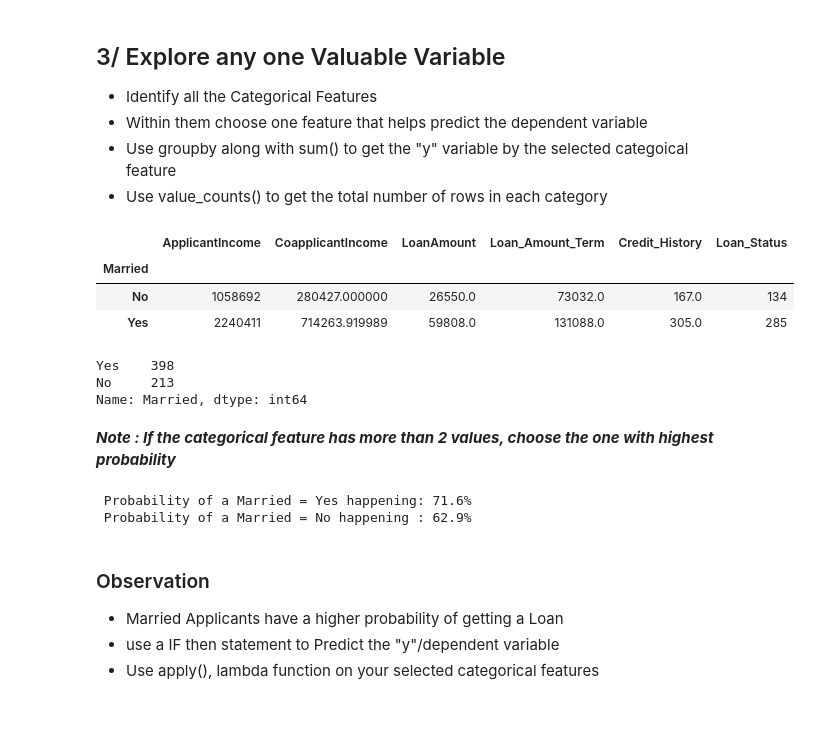
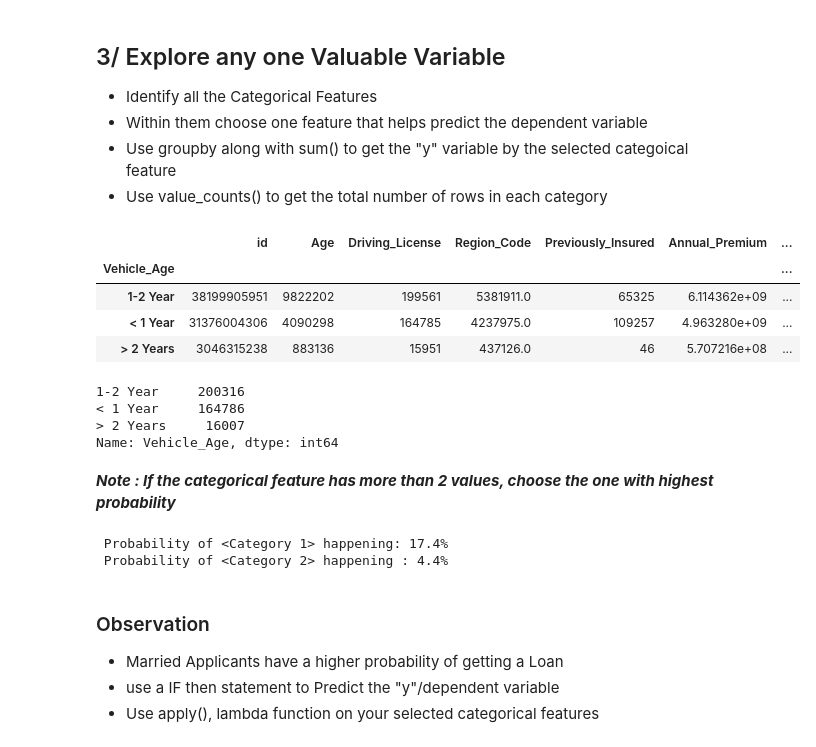
Before and after one commit to srinivasdasu24/__DataScience, a Jupyter notebook: CrossSell_Prediction/InClass_Working_Code_1_Baseline_Solution_and_first_Submission.ipynb, the cells around one changed output. Drawn from its saved outputs; the diff is of its cells as text; code cells hidden in the pictures; blank space fills up the shorter version.

```diff
--- a/CrossSell_Prediction/InClass_Working_Code_1_Baseline_Solution_and_first_Submission.ipynb
+++ b/CrossSell_Prediction/InClass_Working_Code_1_Baseline_Solution_and_first_Submission.ipynb
@@ -30,7 +29,7 @@ import pandas as pd
 # %%
 #CodeSection3
-train = pd.read_csv("/mntDrive/MyDrive/__DataScience/1 Loan Prediction/input/train.csv")
-test = pd.read_csv("/mntDrive/MyDrive/__DataScience/1 Loan Prediction/input/test.csv")
+train = pd.read_csv('/mntDrive/MyDrive/__DataScience/2 Cross Sell Prediction/input/train.csv')
+test = pd.read_csv('/mntDrive/MyDrive/__DataScience/2 Cross Sell Prediction/input/test.csv')
 # %% [markdown]
 ### Check Train Data
 - Check first 5 rows of train [head(), info()]
@@ -66,7 +80,6 @@ train.describe(include="all")
 #CodeSection6
 # Convert/Map Load_Status (Y/N) to  (1/0)
 # Only do this step if you have non-numerical label in the "y" variable
-train['Loan_Status'] = train['Loan_Status'].apply(lambda x : 1 if x == 'Y' else 0)
 # %%
 #CodeSection7
 train.info()
@@ -154,31 +165,33 @@ test.describe(include='all')
 # %%
 #CodeSection11
 # We will use "Married" for this example
 # You can select any other variable of your choice
-train.groupby('Married').sum()
+train.groupby('Vehicle_Age').sum()
 # %% [output]
-|  | ApplicantIncome | CoapplicantIncome | LoanAmount | Loan_Amount_Term | Credit_History | Loan_Status |
-| Married |  |  |  |  |  |  |
-| No | 1058692 | 280427.000000 | 26550.0 | 73032.0 | 167.0 | 134 |
-| Yes | 2240411 | 714263.919989 | 59808.0 | 131088.0 | 305.0 | 285 |
+|  | id | Age | Driving_License | Region_Code | Previously_Insured | Annual_Premium | ... |
+| Vehicle_Age |  |  |  |  |  |  | ... |
+| 1-2 Year | 38199905951 | 9822202 | 199561 | 5381911.0 | 65325 | 6.114362e+09 | ... |
+| < 1 Year | 31376004306 | 4090298 | 164785 | 4237975.0 | 109257 | 4.963280e+09 | ... |
+| > 2 Years | 3046315238 | 883136 | 15951 | 437126.0 | 46 | 5.707216e+08 | ... |
 # %%
 #CodeSection12
 # Get count of rows based on each category in your selected Categorical Feature
-train['Married'].value_counts()
+train['Vehicle_Age'].value_counts()
 # %% [output]
-Yes    398
-No     213
-Name: Married, dtype: int64
+1-2 Year     200316
+< 1 Year     164786
+> 2 Years     16007
+Name: Vehicle_Age, dtype: int64
 # %% [markdown]
 ***Note : If the categorical feature has more than 2 values, choose the one with highest probability***
 # %%
 #CodeSection13
 # Now the numbers to get the percentage of that category happening
-print(f" Probability of a Married = Yes happening: {285/398:0.1%}")
-print(f" Probability of a Married = No happening : {134/213:0.1%}")
+print(f" Probability of <Category 1> happening: {34806/200316:0.1%}")
+print(f" Probability of <Category 2> happening : {7202/164786:0.1%}")
 # %% [output]
- Probability of a Married = Yes happening: 71.6%
- Probability of a Married = No happening : 62.9%
+ Probability of <Category 1> happening: 17.4%
+ Probability of <Category 2> happening : 4.4%
 # %% [markdown]
 ### Observation
 - Married Applicants have a higher probability of getting a Loan
```
Also changed, not shown: parts of 23 cells of this notebook.
